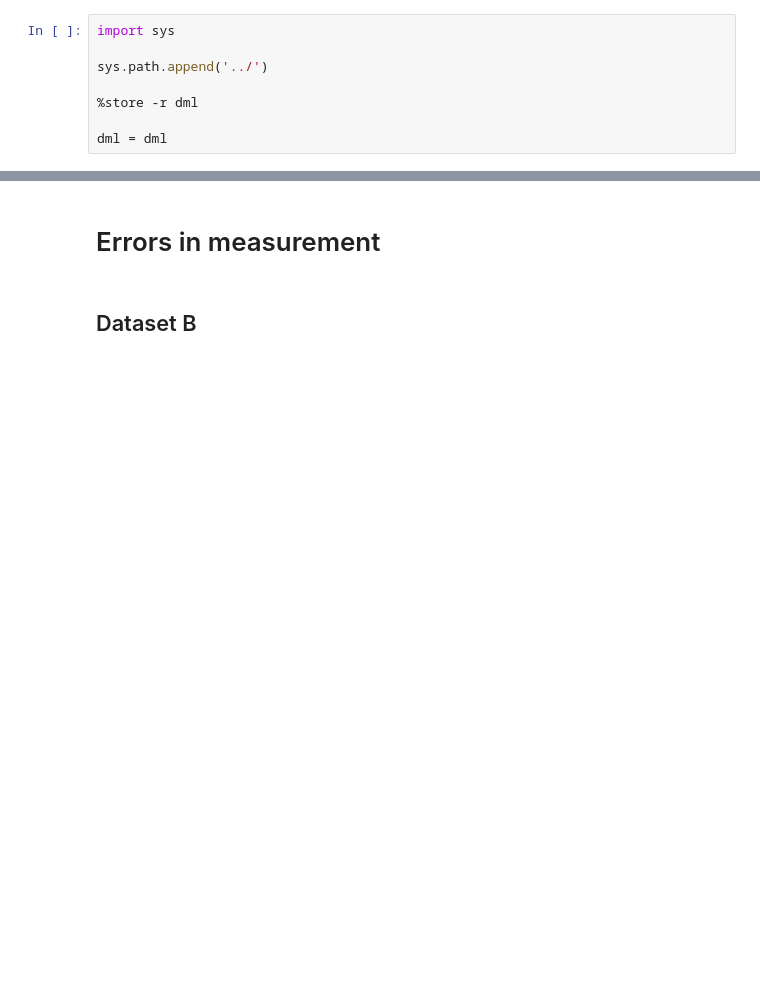
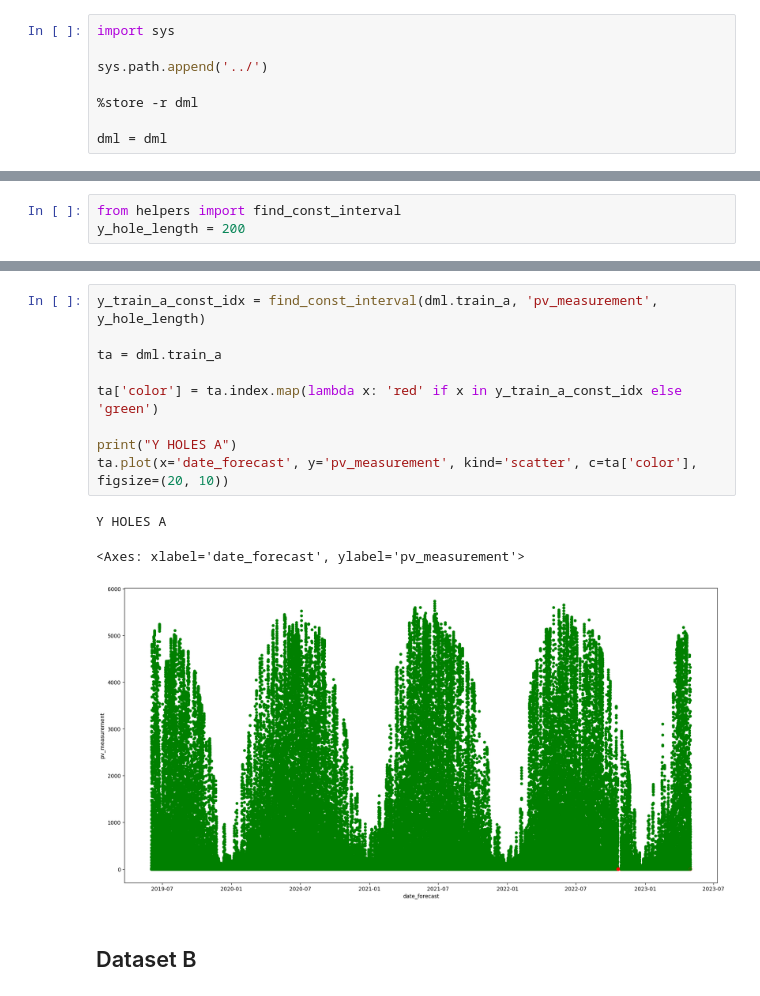
Before and after one commit to nasols/TDT4174-Machine-Learning, a Jupyter notebook: log_preds/log_plots.ipynb, the cells around one changed output, grey strips where cells are left out. Drawn from its saved outputs; the diff is of its cells as text; blank space fills up the shorter version.

Commit message:
fix helpers and move code to right file

```diff
--- a/log_preds/log_plots.ipynb
+++ b/log_preds/log_plots.ipynb
@@ -14 +19,4 @@ import matplotlib.pyplot as plt
+# %%
+from helpers import find_const_interval
+y_hole_length = 200
 # %% [markdown]
@@ -38,4 +24,15 @@ std          2.122202                         NaN
-# %% [markdown]
-# Errors in measurement
+# %%
+y_train_a_const_idx = find_const_interval(dml.train_a, 'pv_measurement', y_hole_length)
+
+ta = dml.train_a
+
+ta['color'] = ta.index.map(lambda x: 'red' if x in y_train_a_const_idx else 'green')
+
+print("Y HOLES A")
+ta.plot(x='date_forecast', y='pv_measurement', kind='scatter', c=ta['color'], figsize=(20, 10))
+# %% [output]
+Y HOLES A
+<Axes: xlabel='date_forecast', ylabel='pv_measurement'>
+[figure, added]
 # %% [markdown]
 ## Dataset B
```
Also changed, not shown: parts of 8 cells of this notebook, 2 other files.
